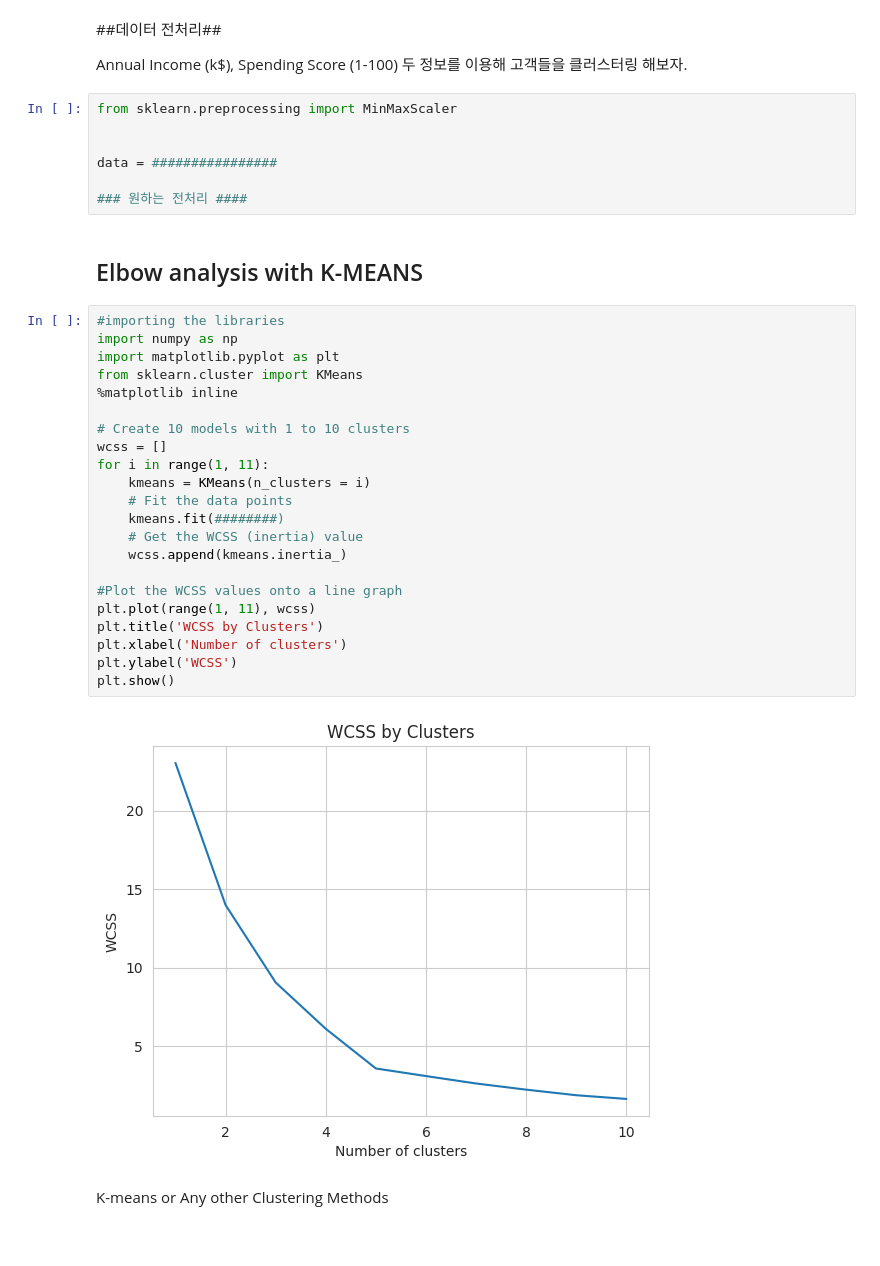
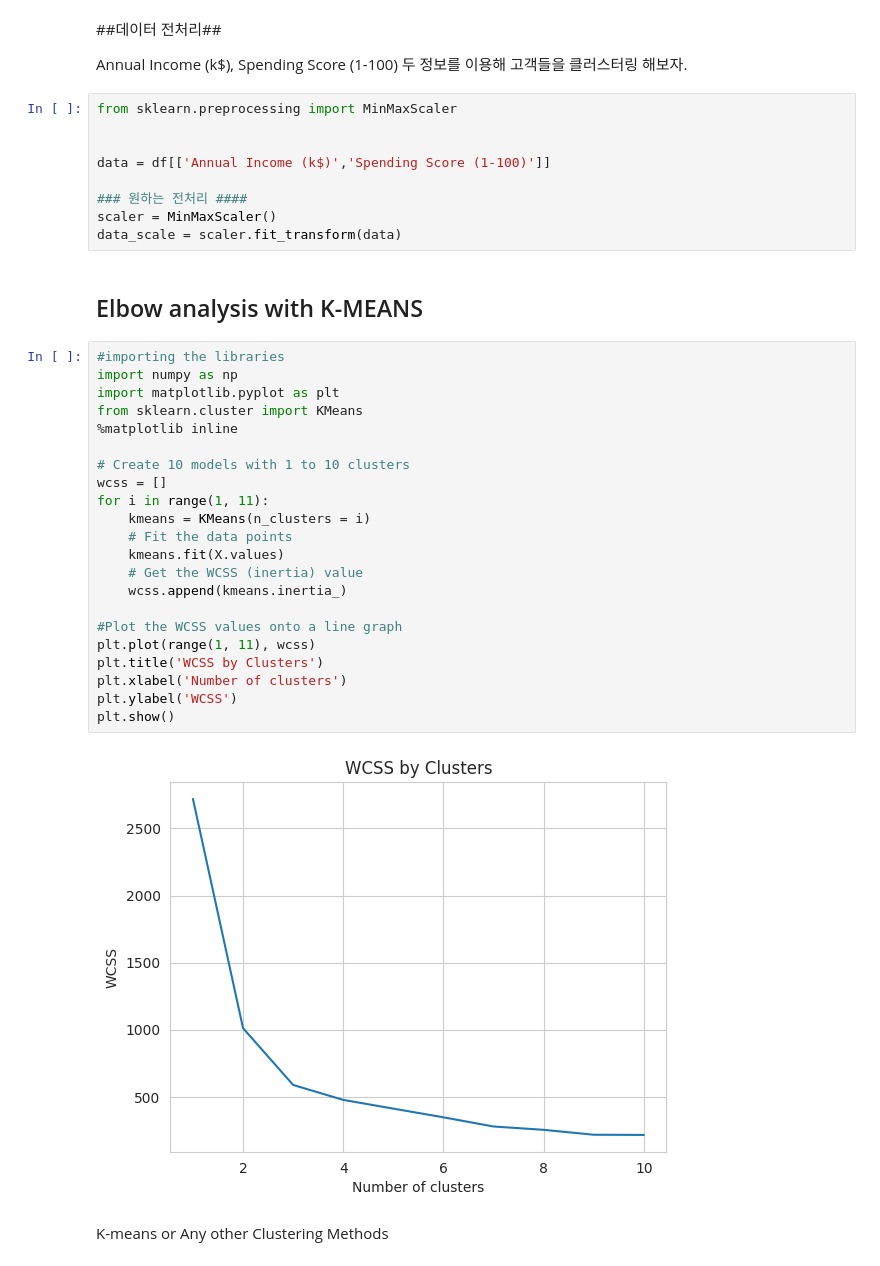
Before and after one commit to KimDaegyu-Dev/AI2024, a Jupyter notebook: [AI_Assignment3] Clustering.ipynb, the cells around one changed output. Drawn from its saved outputs; the diff is of its cells as text.

```diff
--- a/[AI_Assignment3] Clustering.ipynb
+++ b/[AI_Assignment3] Clustering.ipynb
@@ -229,35 +229,37 @@ Annual Income (k$), Spending Score (1-100) 두 정보를 이용해 고객들을
 from sklearn.preprocessing import MinMaxScaler
 
 
-data = ################
+data = df[['Annual Income (k$)','Spending Score (1-100)']]
 
 ### 원하는 전처리 ####
+scaler = MinMaxScaler()
+data_scale = scaler.fit_transform(data)
 # %% [markdown]
 ## Elbow analysis with K-MEANS
 # %%
 #importing the libraries
 import numpy as np
 import matplotlib.pyplot as plt
 from sklearn.cluster import KMeans
 %matplotlib inline
 
 # Create 10 models with 1 to 10 clusters
 wcss = []
 for i in range(1, 11):
     kmeans = KMeans(n_clusters = i)
     # Fit the data points
-    kmeans.fit(########)
+    kmeans.fit(X.values)
     # Get the WCSS (inertia) value
     wcss.append(kmeans.inertia_)
 
 #Plot the WCSS values onto a line graph
 plt.plot(range(1, 11), wcss)
 plt.title('WCSS by Clusters')
 plt.xlabel('Number of clusters')
 plt.ylabel('WCSS')
 plt.show()
 # %% [output]
-[figure, old version]
+[figure, new version]
 # %% [markdown]
 K-means or Any other Clustering Methods
 # %%
```
Also changed, not shown: parts of 8 cells of this notebook.
